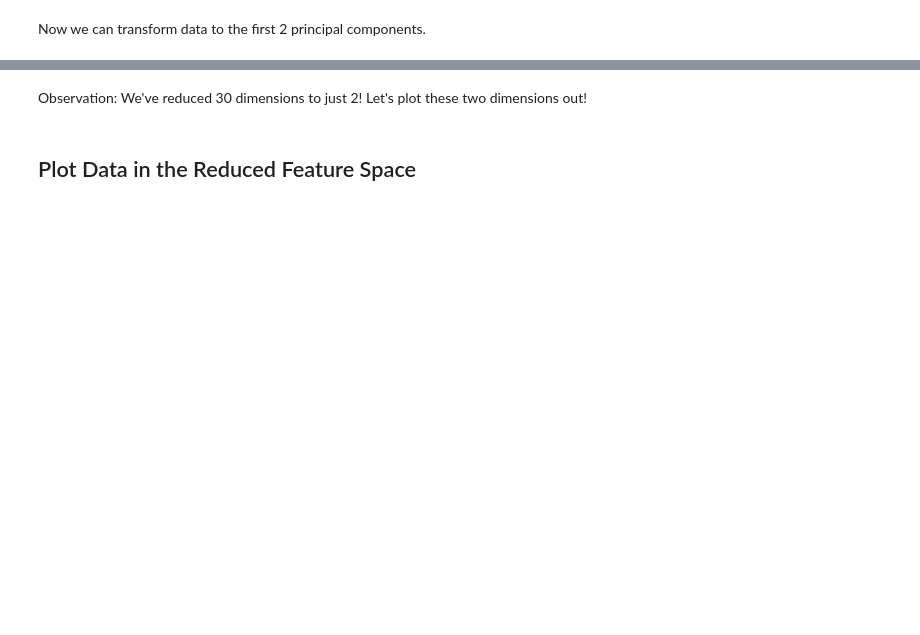
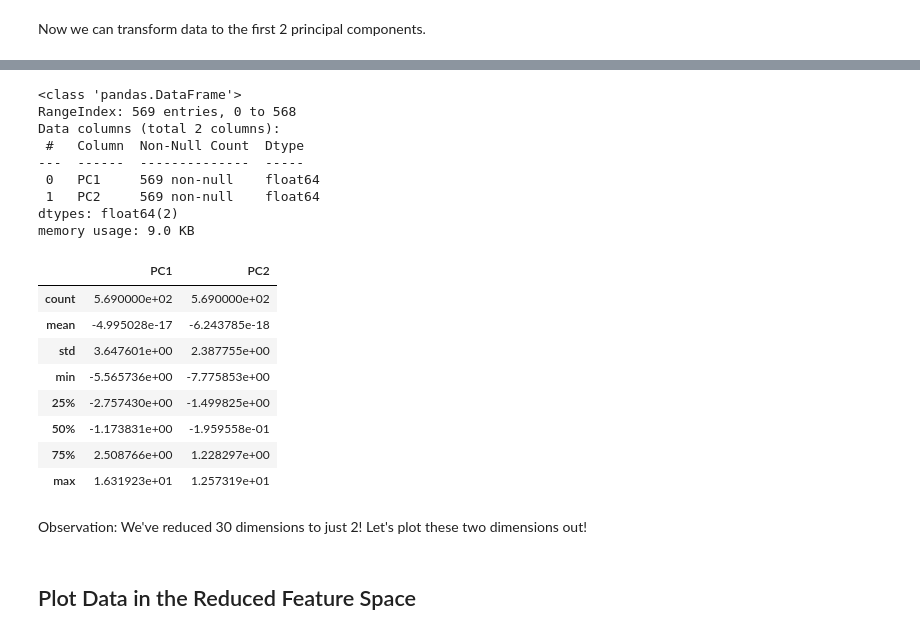
Before and after one commit to FenghuangH/Python, a Jupyter notebook: Principal Component Analysis - Case Study.ipynb, the cells around one changed output, grey strips where cells are left out. Cells and saved outputs as stored; diff of their text form; code cells hidden in the pictures; blank space fills up the shorter version.

```diff
--- a/Principal Component Analysis - Case Study.ipynb
+++ b/Principal Component Analysis - Case Study.ipynb
@@ -133,5 +233,25 @@ x_pca_df.head()
 # %%
 x_pca_df.info()
+x_pca_df.describe()
+# %% [output]
+<class 'pandas.DataFrame'>
+RangeIndex: 569 entries, 0 to 568
+Data columns (total 2 columns):
+ #   Column  Non-Null Count  Dtype
+---  ------  --------------  -----
+ 0   PC1     569 non-null    float64
+ 1   PC2     569 non-null    float64
+dtypes: float64(2)
+memory usage: 9.0 KB
+|  | PC1 | PC2 |
+| count | 5.690000e+02 | 5.690000e+02 |
+| mean | -4.995028e-17 | -6.243785e-18 |
+| std | 3.647601e+00 | 2.387755e+00 |
+| min | -5.565736e+00 | -7.775853e+00 |
+| 25% | -2.757430e+00 | -1.499825e+00 |
+| 50% | -1.173831e+00 | -1.959558e-01 |
+| 75% | 2.508766e+00 | 1.228297e+00 |
+| max | 1.631923e+01 | 1.257319e+01 |
 # %% [markdown]
 Observation: We've reduced 30 dimensions to just 2! Let's plot these two dimensions out!
 # %% [markdown]
```
Also changed, not shown: parts of 22 cells of this notebook, 4 other files.
